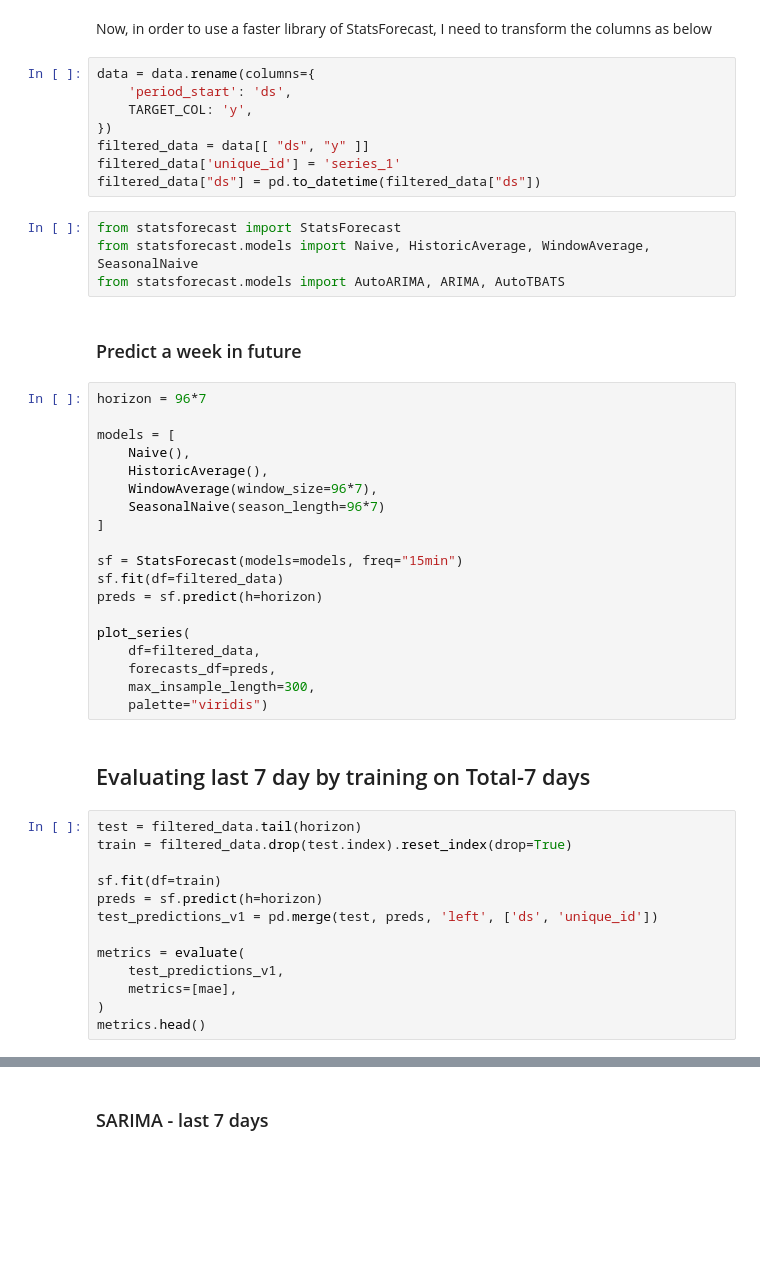
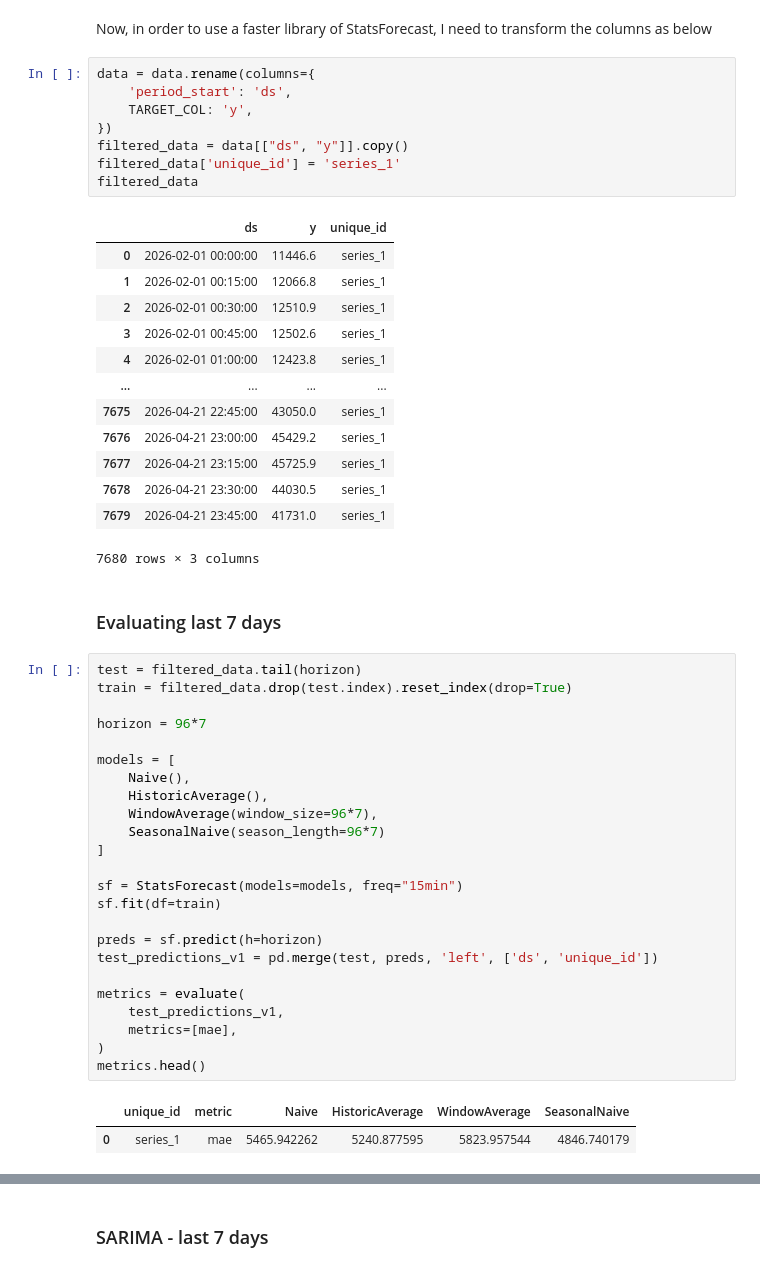
Before and after one commit to dhruvilsangani/EarthSync, a Jupyter notebook: notebooks/03_models/classical_ts/ts_tune.ipynb, the cells around one changed output, grey strips where cells are left out. Drawn from its saved outputs; the diff is of its cells as text; blank space fills up the shorter version.

```diff
--- a/notebooks/03_models/classical_ts/ts_tune.ipynb
+++ b/notebooks/03_models/classical_ts/ts_tune.ipynb
@@ -109,43 +127,43 @@ Now, in order to use a faster library of StatsForecast, I need to transform the
 # %%
 data = data.rename(columns={
     'period_start': 'ds',
     TARGET_COL: 'y',
 })
-filtered_data = data[[ "ds", "y" ]]
+filtered_data = data[["ds", "y"]].copy()
 filtered_data['unique_id'] = 'series_1'
-filtered_data["ds"] = pd.to_datetime(filtered_data["ds"])
+filtered_data
+# %% [output]
+|  | ds | y | unique_id |
+| 0 | 2026-02-01 00:00:00 | 11446.6 | series_1 |
+| 1 | 2026-02-01 00:15:00 | 12066.8 | series_1 |
+| 2 | 2026-02-01 00:30:00 | 12510.9 | series_1 |
+| 3 | 2026-02-01 00:45:00 | 12502.6 | series_1 |
+| 4 | 2026-02-01 01:00:00 | 12423.8 | series_1 |
+| ... | ... | ... | ... |
+| 7675 | 2026-04-21 22:45:00 | 43050.0 | series_1 |
+| 7676 | 2026-04-21 23:00:00 | 45429.2 | series_1 |
+| 7677 | 2026-04-21 23:15:00 | 45725.9 | series_1 |
+| 7678 | 2026-04-21 23:30:00 | 44030.5 | series_1 |
+| 7679 | 2026-04-21 23:45:00 | 41731.0 | series_1 |
+7680 rows × 3 columns
-# %%
-from statsforecast import StatsForecast
-from statsforecast.models import Naive, HistoricAverage, WindowAverage, SeasonalNaive
-from statsforecast.models import AutoARIMA, ARIMA, AutoTBATS
-# %% [markdown]
-### Predict a week in future
-# %%
-horizon = 96*7
-
-models = [
-    Naive(),
-    HistoricAverage(),
-    WindowAverage(window_size=96*7),
-    SeasonalNaive(season_length=96*7)
-]
-
-sf = StatsForecast(models=models, freq="15min")
-sf.fit(df=filtered_data)
-preds = sf.predict(h=horizon)
-
-plot_series(
-    df=filtered_data,
-    forecasts_df=preds,
-    max_insample_length=300,
-    palette="viridis")
 # %% [markdown]
-## Evaluating last 7 day by training on Total-7 days
+### Evaluating last 7 days
 # %%
 test = filtered_data.tail(horizon)
 train = filtered_data.drop(test.index).reset_index(drop=True)
 
+horizon = 96*7
+
+models = [
+    Naive(),
+    HistoricAverage(),
+    WindowAverage(window_size=96*7),
+    SeasonalNaive(season_length=96*7)
+]
+
+sf = StatsForecast(models=models, freq="15min")
 sf.fit(df=train)
+
 preds = sf.predict(h=horizon)
 test_predictions_v1 = pd.merge(test, preds, 'left', ['ds', 'unique_id'])
 
@@ -154,6 +172,9 @@ metrics = evaluate(
     metrics=[mae],
 )
 metrics.head()
+# %% [output]
+|  | unique_id | metric | Naive | HistoricAverage | WindowAverage | SeasonalNaive |
+| 0 | series_1 | mae | 5465.942262 | 5240.877595 | 5823.957544 | 4846.740179 |
 # %%
 metrics = metrics.drop(['unique_id'], axis=1).groupby('metric').mean().reset_index()
 metrics
```
Also changed, not shown: parts of 15 cells of this notebook, 18 other files.
